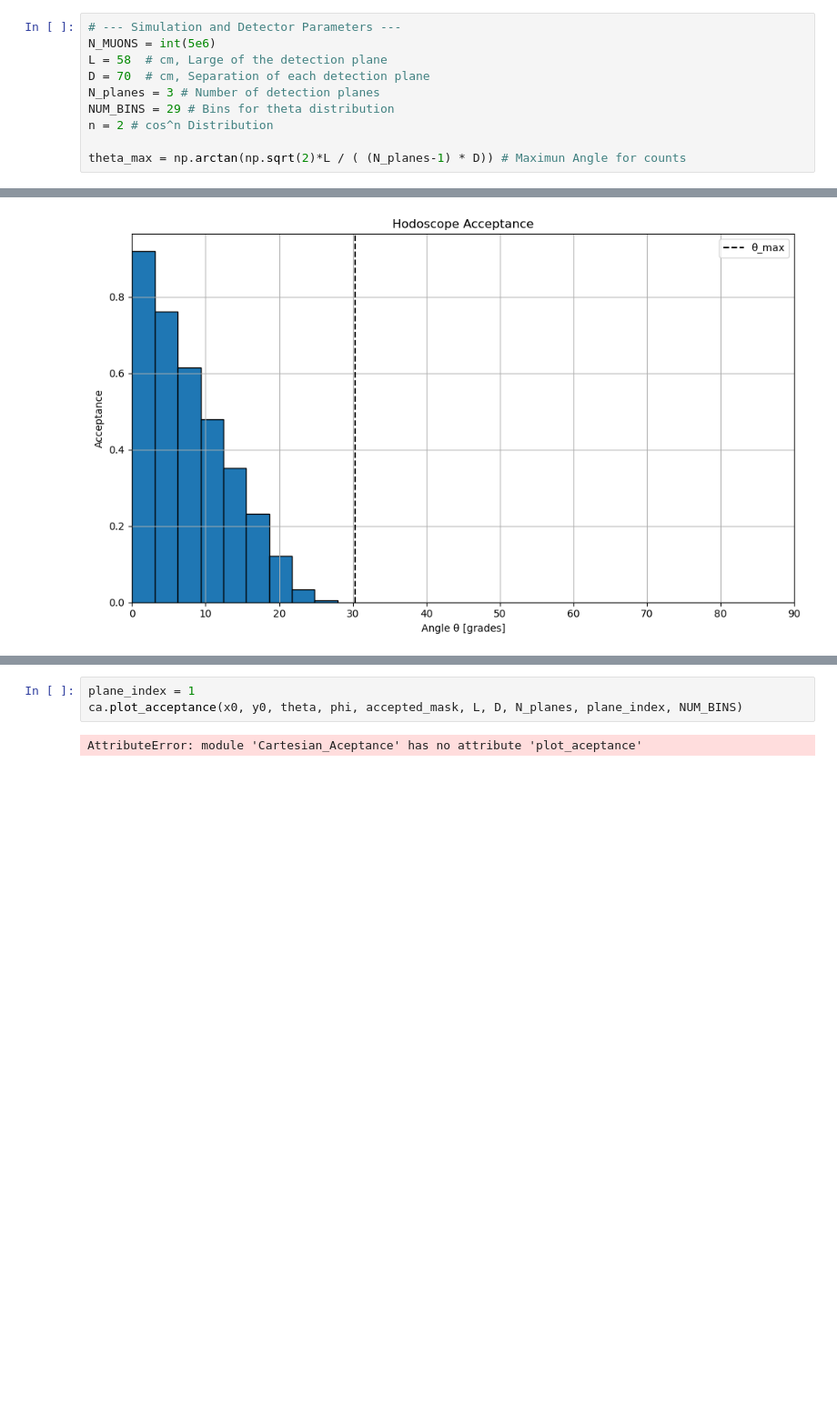
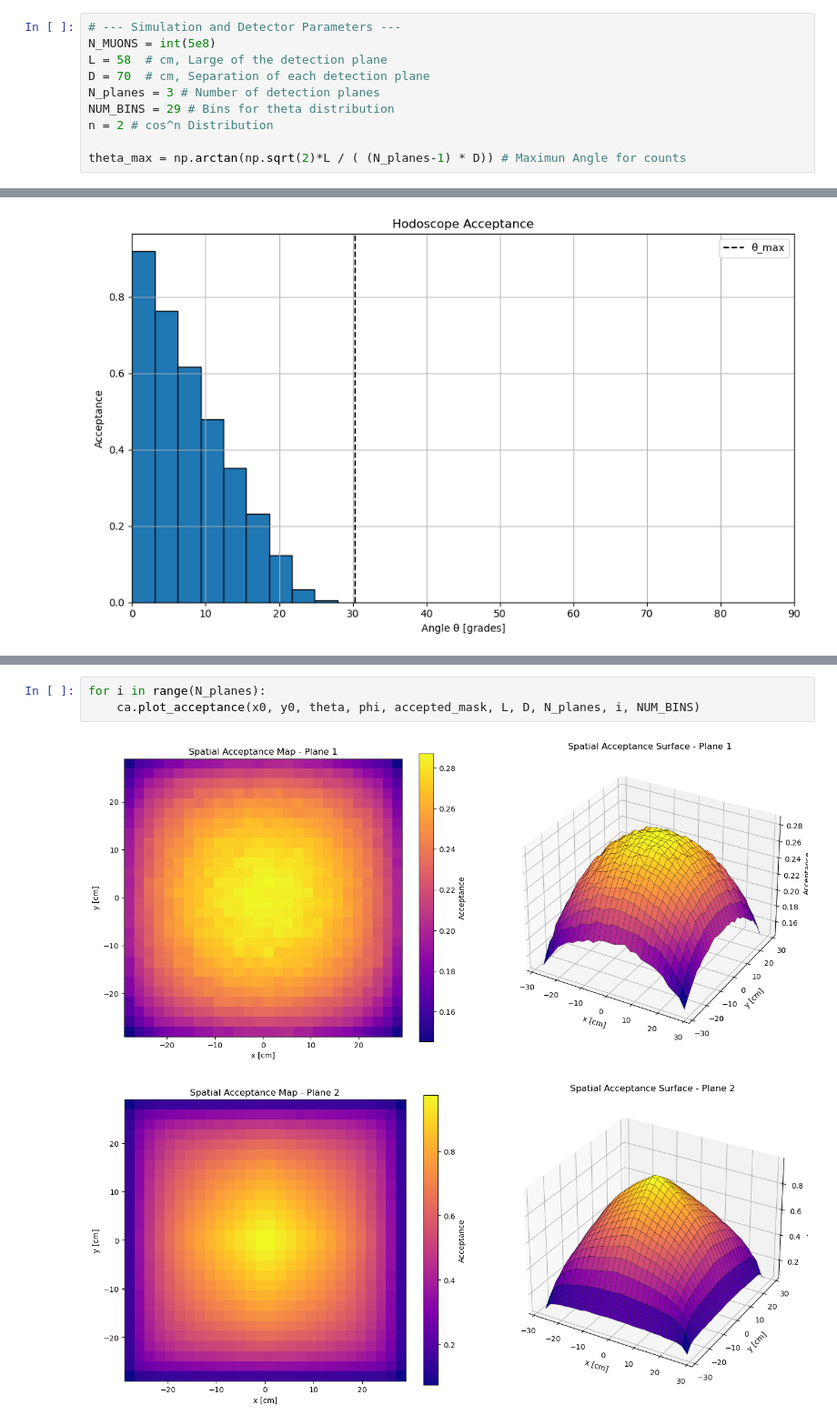
Before and after one commit to QuantumCode4/Thesis, a Jupyter notebook: Code_Acceptance/Example_Acceptance.ipynb, the cells around one changed output, grey strips where cells are left out. Shown at 91% size. Cells and saved outputs as stored; diff of their text form; blank space fills up the shorter version.

Commit message:
acceptance

```diff
--- a/Code_Acceptance/Example_Acceptance.ipynb
+++ b/Code_Acceptance/Example_Acceptance.ipynb
@@ -8,7 +8,7 @@ import Code_Aceptance.Cartesian_Acceptance as ca
 from tqdm import tqdm
 # %%
 # --- Simulation and Detector Parameters ---
-N_MUONS = int(5e6)
+N_MUONS = int(5e8)
 L = 58  # cm, Large of the detection plane
 D = 70  # cm, Separation of each detection plane
 N_planes = 3 # Number of detection planes
@@ -41,5 +40,6 @@ aa.plot_theta_xy(theta, phi, accepted_mask, N_planes, D, L, NUM_BINS)
 # %%
-plane_index = 1
-ca.plot_acceptance(x0, y0, theta, phi, accepted_mask, L, D, N_planes, plane_index, NUM_BINS)
+for i in range(N_planes):
+    ca.plot_acceptance(x0, y0, theta, phi, accepted_mask, L, D, N_planes, i, NUM_BINS)
 # %% [output]
-AttributeError: module 'Cartesian_Aceptance' has no attribute 'plot_aceptance'
+[figure, added]
+[figure, added]
```
Also changed, not shown: parts of 4 cells of this notebook, 2 other files.
